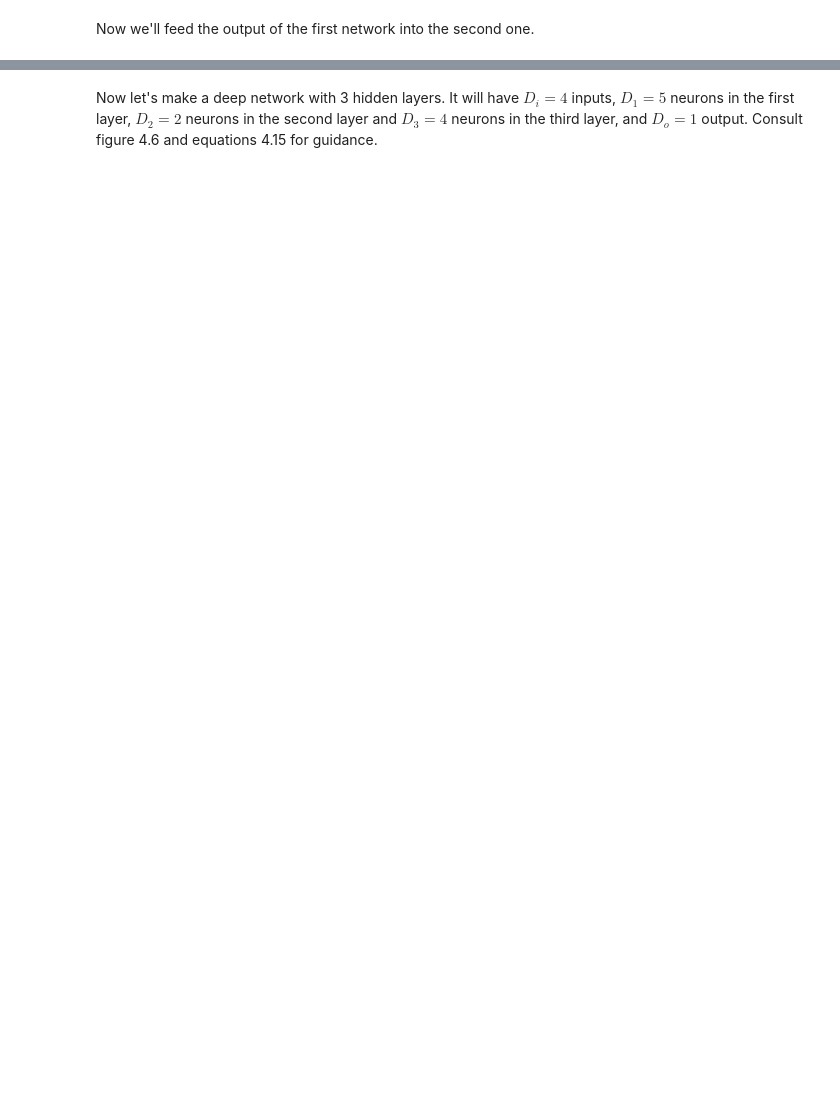
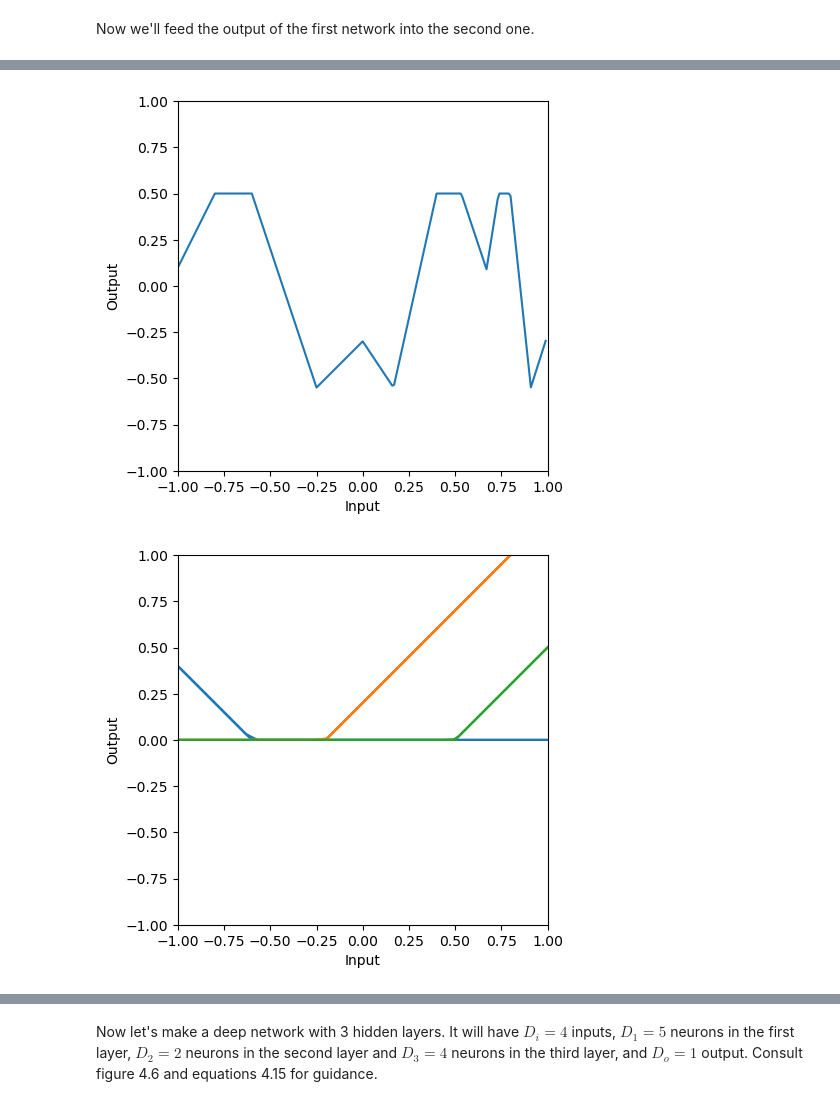
Before and after one commit to giladgressel/udlbook, a Jupyter notebook: Notebooks/Chap04/4_3_Deep_Networks.ipynb, the cells around one changed output, grey strips where cells are left out. Cells and saved outputs as stored; diff of their text form; code cells hidden in the pictures; blank space fills up the shorter version.

```diff
--- a/Notebooks/Chap04/4_3_Deep_Networks.ipynb
+++ b/Notebooks/Chap04/4_3_Deep_Networks.ipynb
@@ -129,0 +133,38 @@ n1_in_mat.shape
+# %%
+t_beta_0 = np.zeros((3,1))
+t_Omega_0 = np.zeros((3,1))
+t_beta_1 = np.zeros((1,1))
+t_Omega_1 = np.zeros((1,3))
+
+n2_theta_10 =  -0.6 ; n2_theta_11 = -1.0
+n2_theta_20 =  0.2  ; n2_theta_21 = 1.0
+n2_theta_30 =  -0.5  ; n2_theta_31 =  1.0
+n2_phi_0 = 0.5; n2_phi_1 = -1.0; n2_phi_2 = -1.5; n2_phi_3 = 2.0
+
+
+t_beta_0[0,0] = n2_theta_10
+t_beta_0[1,0] = n2_theta_20
+t_beta_0[2,0] = n2_theta_30
+
+t_Omega_0[0,0] = n2_theta_11
+t_Omega_0[1,0] = n2_theta_21
+t_Omega_0[2,0] = n2_theta_31
+
+t_beta_1[0] =n2_phi_0
+t_Omega_1[0,0] = n2_phi_1
+t_Omega_1[0,1] = n2_phi_2
+t_Omega_1[0,2] = n2_phi_3
+
+# # Make sure that input data matrix has different inputs in its columns
+# n_data = n1_out.size
+# n_dim_in = 1
+# n1_out_mat = np.reshape(n1_out,(n_dim_in,n_data))
+
+h2 = ReLU(np.matmul(t_beta_0,np.ones((1,n_data))) + np.matmul(t_Omega_0, n1_out))
+n2_out = np.matmul(t_beta_1,np.ones((1,n_data))) + np.matmul(t_Omega_1,h2)
+plot_neural(n1_in, n2_out)
+plot_neural(n1_out, h2)
+plot_neural(n1_out, n2_out)
+# %% [output]
+[figure, added]
+[figure, added]
```
Also changed, not shown: parts of 11 cells of this notebook.
